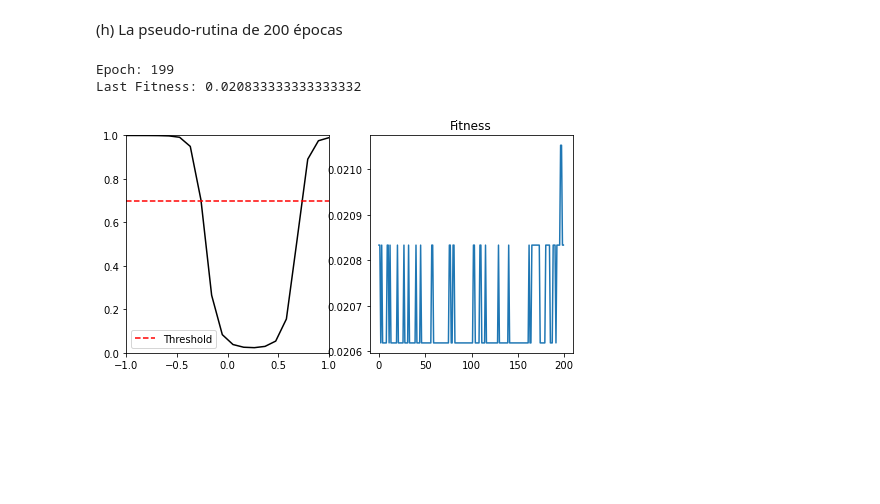
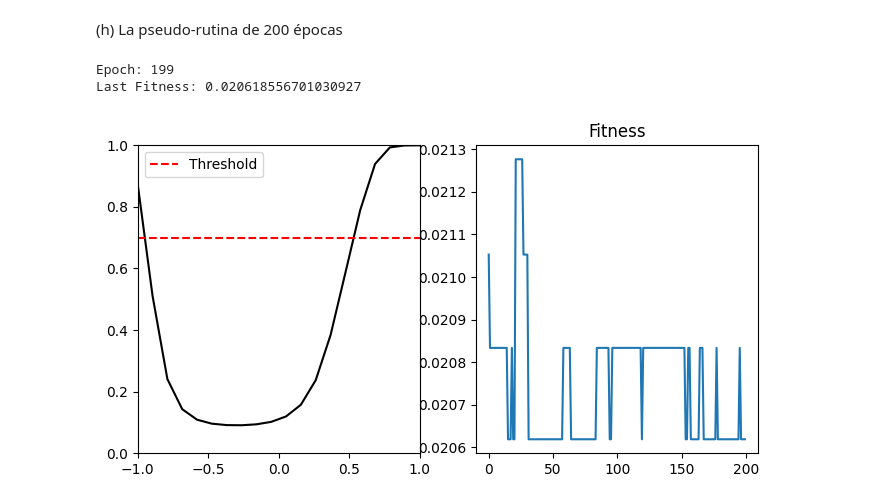
Before and after one commit to Gabriel-Borrero/MetodosI_GabrielBorrero_CatalinaFlores, a Jupyter notebook: Parcial 4/Componente computacional/Robot - Final.ipynb, the cells around one changed output. Cells and saved outputs as stored; diff of their text form; code cells hidden in the pictures; blank space fills up the shorter version.

```diff
--- a/Parcial 4/Componente computacional/Robot - Final.ipynb
+++ b/Parcial 4/Componente computacional/Robot - Final.ipynb
@@ -256,9 +258,9 @@ def Genetic(Robots, epochs = 200, Plot = True, Plottime=False):
         # Aca va toda la rutina de ordenar los bots del más apto al menos apto
 
         scores = [ (p.Fitness,p) for p in Robots ]
-        scores.sort(key = lambda x: x[0], reverse=True)
-        best_fitness = scores[-1][0]
-        best_bot = scores[-1][1]
+        scores.sort(key = lambda x: x[0])
+        best_fitness = scores[0][0] #Aquí encontramos el mejor fitness, el cual se encuentra al principio de la matriz
+        best_bot = scores[0][1] #Aquí encontramos al mejor robor, el cual se encuentra al principio de la matriz
 
         FitVector = np.append(FitVector,best_fitness)
 
@@ -294,11 +296,11 @@ def Genetic(Robots, epochs = 200, Plot = True, Plottime=False):
     return best_bot, FitVector
 # %%
 Robots = GetRobots(200)
-Best, FitVector = Genetic(Robots,Plot=True,Plottime=False) # Apagar Plottime para el entrenamiento
+best_bot, FitVector = Genetic(Robots,Plot=True,Plottime=False) # Apagar Plottime para el entrenamiento
 # %% [output]
 Epoch: 199
-Last Fitness: 0.020833333333333332
+Last Fitness: 0.020618556701030927
-[figure, old version]
+[figure, new version]
 # %%
 plt.plot(FitVector)
 # %% [output]
```
Also changed, not shown: parts of 9 cells of this notebook.
